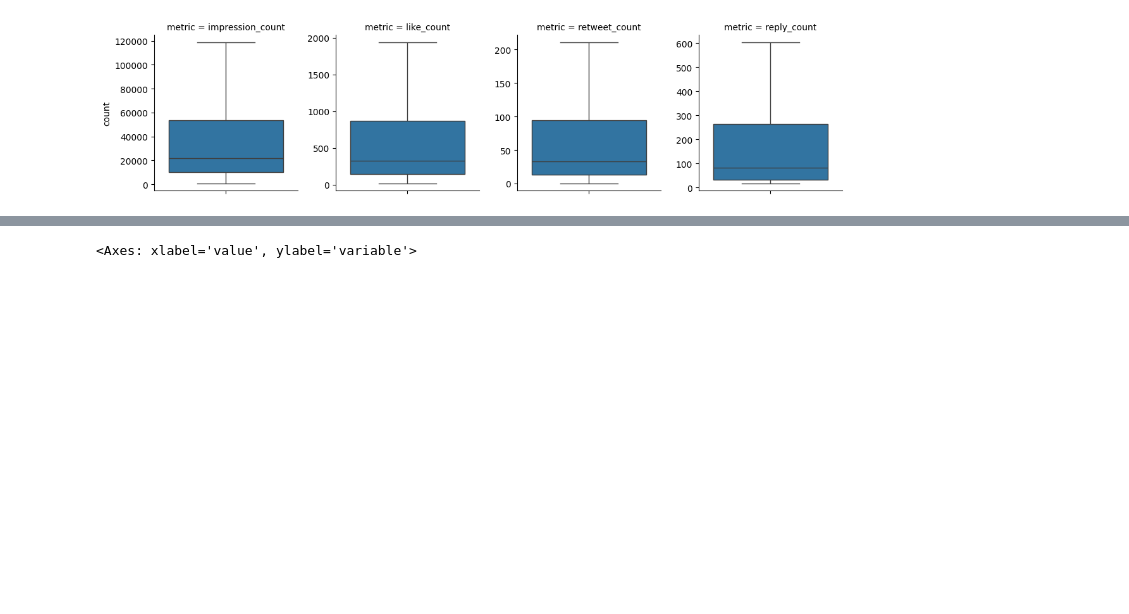
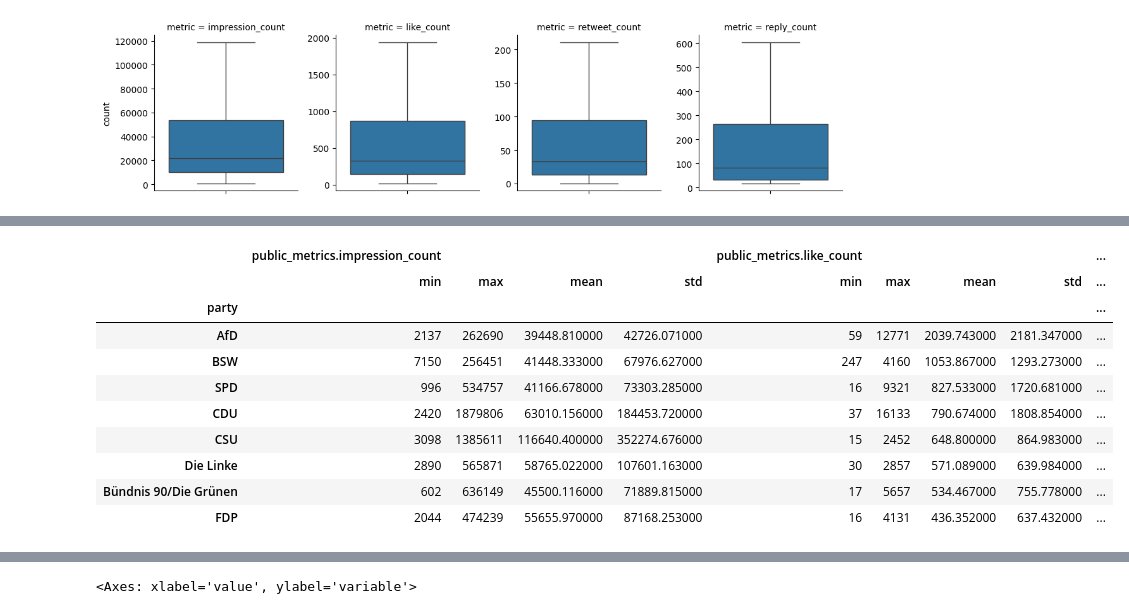
Before and after one commit to cl-trier/TWON-Agents, a Jupyter notebook: notebooks/00--Twitter-Germany-MdBTweets-Processing.ipynb, the cells around one changed output, grey strips where cells are left out. Cells and saved outputs as stored; diff of their text form; code cells hidden in the pictures; blank space fills up the shorter version.

```diff
--- a/notebooks/00--Twitter-Germany-MdBTweets-Processing.ipynb
+++ b/notebooks/00--Twitter-Germany-MdBTweets-Processing.ipynb
@@ -163,3 +181,17 @@ pandas.read_json("../data/raw/twitter.german/mdb_meta.json")
+# %%
+metrics_by_party.style.background_gradient()
+# %% [output]
+|  | public_metrics.impression_count |  |  |  | public_metrics.like_count |  |  |  | ... |
+|  | min | max | mean | std | min | max | mean | std | ... |
+| party |  |  |  |  |  |  |  |  | ... |
+| AfD | 2137 | 262690 | 39448.810000 | 42726.071000 | 59 | 12771 | 2039.743000 | 2181.347000 | ... |
+| BSW | 7150 | 256451 | 41448.333000 | 67976.627000 | 247 | 4160 | 1053.867000 | 1293.273000 | ... |
+| SPD | 996 | 534757 | 41166.678000 | 73303.285000 | 16 | 9321 | 827.533000 | 1720.681000 | ... |
+| CDU | 2420 | 1879806 | 63010.156000 | 184453.720000 | 37 | 16133 | 790.674000 | 1808.854000 | ... |
+| CSU | 3098 | 1385611 | 116640.400000 | 352274.676000 | 15 | 2452 | 648.800000 | 864.983000 | ... |
+| Die Linke | 2890 | 565871 | 58765.022000 | 107601.163000 | 30 | 2857 | 571.089000 | 639.984000 | ... |
+| Bündnis 90/Die Grünen | 602 | 636149 | 45500.116000 | 71889.815000 | 17 | 5657 | 534.467000 | 755.778000 | ... |
+| FDP | 2044 | 474239 | 55655.970000 | 87168.253000 | 16 | 4131 | 436.352000 | 637.432000 | ... |
 # %%
 classified_data = pandas.json_normalize(cltrier_lib.classify.Pipeline()(list(sampled_posts["text"]), threshold=0.0))
 classified_data
```
Also changed, not shown: parts of 2 cells of this notebook.
